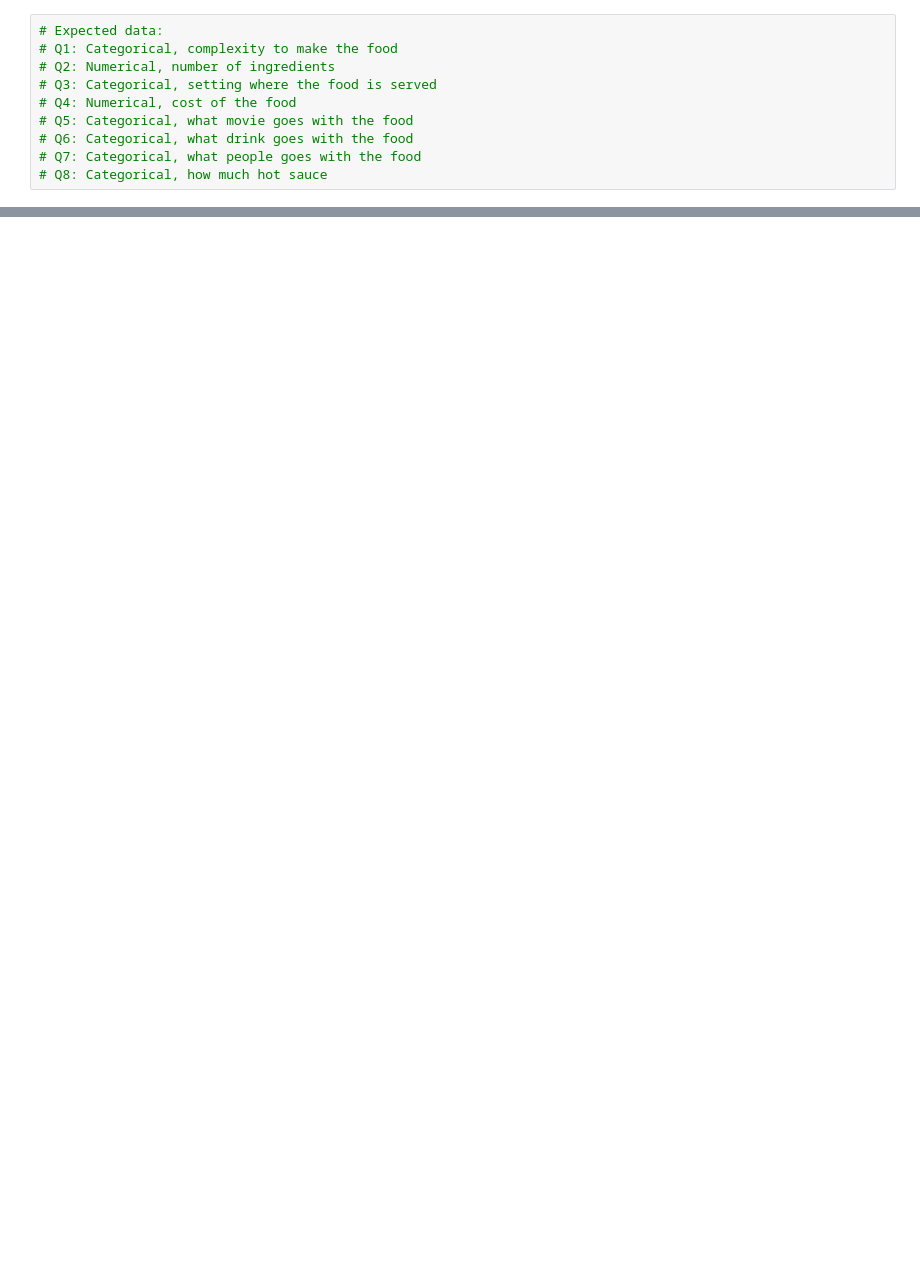
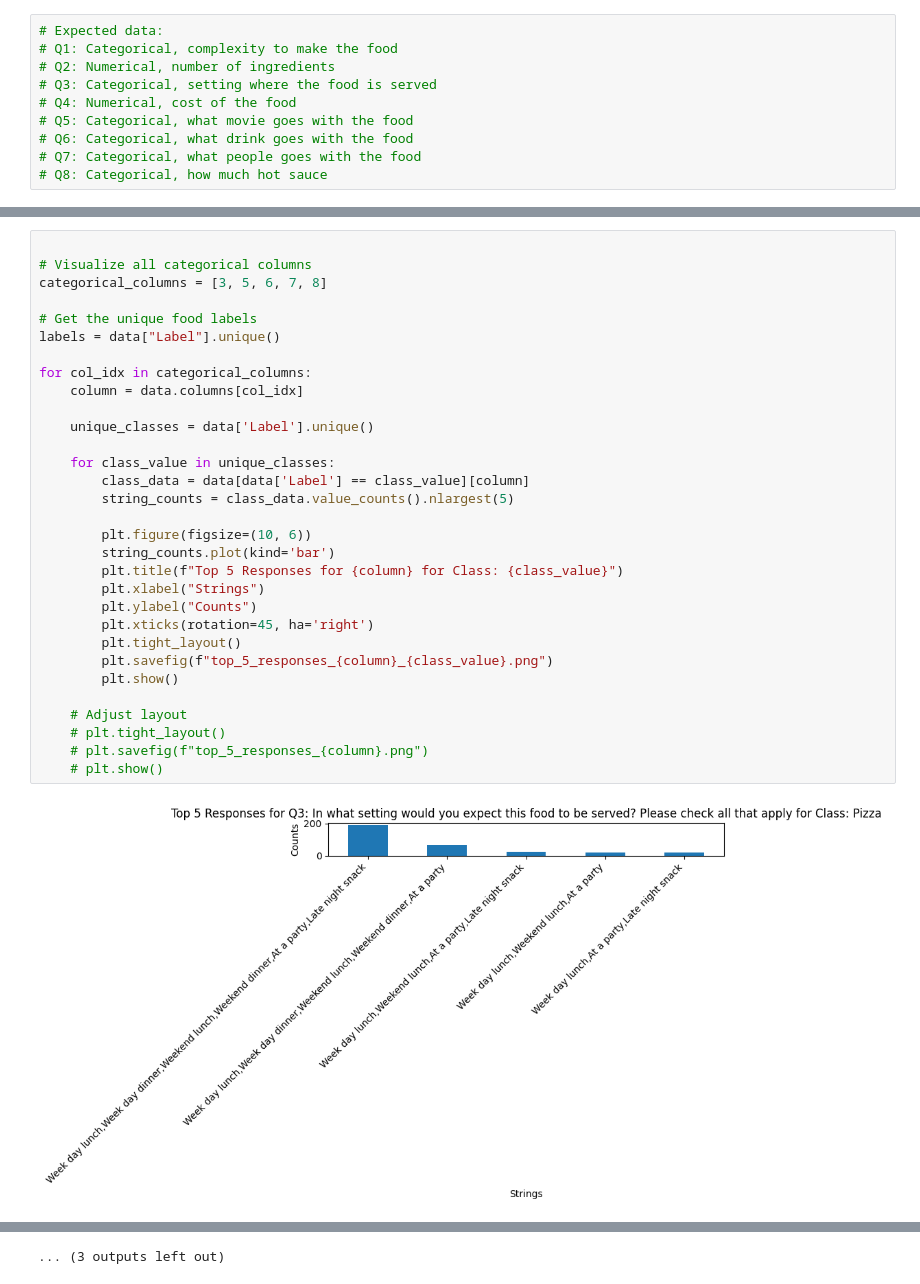
Before and after one commit to imperialinvictus/ML_Challenge, a Jupyter notebook: visualizations/plot.ipynb, the cells around one changed output, grey strips where cells are left out. Drawn from its saved outputs; the diff is of its cells as text; blank space fills up the shorter version.

```diff
--- a/visualizations/plot.ipynb
+++ b/visualizations/plot.ipynb
@@ -77,0 +28,33 @@ for col_idx in categorical_columns:
+# %%
+
+# Visualize all categorical columns
+categorical_columns = [3, 5, 6, 7, 8]
+
+# Get the unique food labels
+labels = data["Label"].unique()
+
+for col_idx in categorical_columns:
+    column = data.columns[col_idx]
+
+    unique_classes = data['Label'].unique()
+
+    for class_value in unique_classes:
+        class_data = data[data['Label'] == class_value][column]
+        string_counts = class_data.value_counts().nlargest(5)
+
+        plt.figure(figsize=(10, 6))
+        string_counts.plot(kind='bar')
+        plt.title(f"Top 5 Responses for {column} for Class: {class_value}")
+        plt.xlabel("Strings")
+        plt.ylabel("Counts")
+        plt.xticks(rotation=45, ha='right')
+        plt.tight_layout()
+        plt.savefig(f"top_5_responses_{column}_{class_value}.png")
+        plt.show()
+
+    # Adjust layout
+    # plt.tight_layout()
+    # plt.savefig(f"top_5_responses_{column}.png")
+    # plt.show()
+# %% [output]
+[figure, added]
@@ -78,3 +72,4 @@ for col_idx in categorical_columns:
+... (3 outputs left out)
 # %%
 
 # Do a box plot for each numerical column
```
Also changed, not shown: parts of 3 cells of this notebook, 16 other files.
